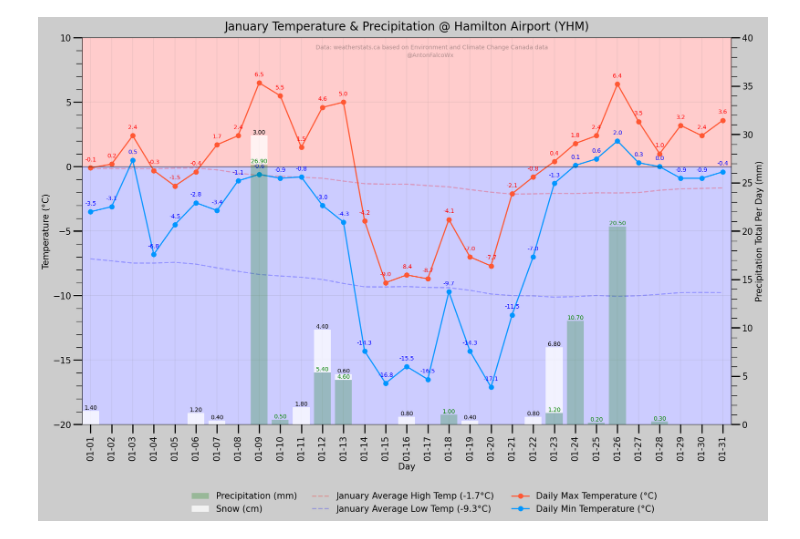
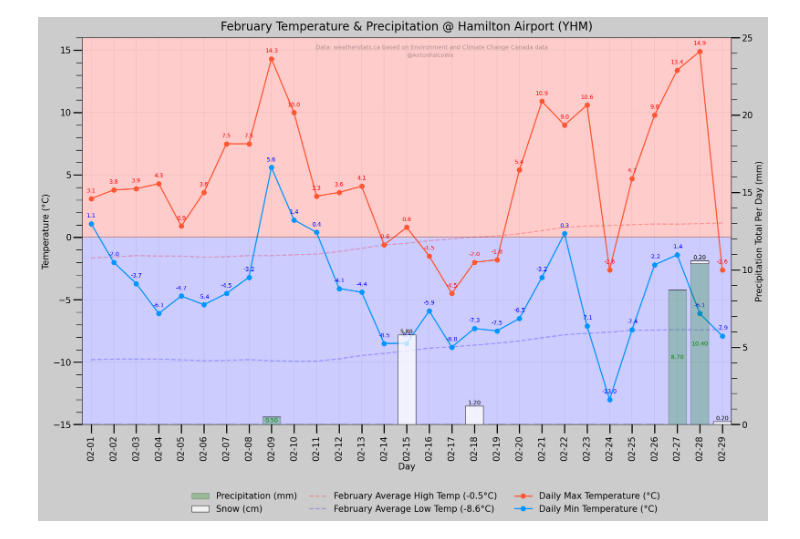
Before and after one commit to antonfalco/2024-YHM-Weather, a Jupyter notebook: YHM 2024 YEARLY OVERVIEW.ipynb, the cells around one changed output. Drawn from its saved outputs; the diff is of its cells as text; code cells hidden in the pictures.

```diff
--- a/YHM 2024 YEARLY OVERVIEW.ipynb
+++ b/YHM 2024 YEARLY OVERVIEW.ipynb
@@ -561,21 +607,24 @@ plt.close()
 # %%
-#INDIVIDUAL MONTHS (Change dates for monthly breakdowns)
+#INDIVIDUAL MONTHS: https://hamilton.weatherstats.ca/download.html (Change dates for monthly breakdowns)
 Yearly = pd.read_excel(r'C:\Users\Anton\Desktop\Visualization\YHM Reports\YHM 2024\Yearly.xlsx')
-Yearly = Yearly[(Yearly['date'] >= '2024-01-01') & (Yearly['date'] < '2024-02-01')].reset_index()
-#Yearly = Yearly[(Yearly['date'] >= '2024-02-01') & (Yearly['date'] < '2024-02-15')].reset_index()
+#Yearly = Yearly[(Yearly['date'] >= '2024-01-01') & (Yearly['date'] < '2024-02-01')].reset_index()
+Yearly = Yearly[(Yearly['date'] >= '2024-02-01') & (Yearly['date'] < '2024-03-01')].reset_index()
 Yearly.tail(10)
 
 #Normals found here: https://hamilton.weatherstats.ca/download.html (LOOK FOR 30 YEAR NORMALS AND DOWNLOAD MONTHLY)
 Normals = pd.read_excel(r'C:\Users\Anton\Desktop\Visualization\YHM Reports\YHM 2024\Normals.xlsx')
-Normals = Normals[(Normals['date'] >= '2024-01-01') & (Normals['date'] < '2024-02-01')].reset_index()
-#Normals = Normals[(Normals['date'] >= '2024-02-01') & (Normals['date'] < '2024-02-15')].reset_index()
+#Normals = Normals[(Normals['date'] >= '2024-01-01') & (Normals['date'] < '2024-02-01')].reset_index()
+Normals = Normals[(Normals['date'] >= '2024-02-01') & (Normals['date'] < '2024-03-01')].reset_index()
 #Normals.head(10)
 
-#Extremes found here: https://hamilton.weatherstats.ca/download.html (LOOK FOR 30 YEAR NORMALS AND DOWNLOAD MONTHLY)
+#Extremes found here: https://hamilton.weatherstats.ca/download.html (LOOK FOR 30 YEAR EXTREMES AND DOWNLOAD MONTHLY)
 Extremes = pd.read_excel(r'C:\Users\Anton\Desktop\Visualization\YHM Reports\YHM 2024\Daily_Extremes.xlsx')
-Extremes = Extremes[(Extremes['date'] >= '2024-01-01') & (Extremes['date'] < '2024-02-01')].reset_index()
-#Extremes = Extremes[(Extremes['date'] >= '2024-02-01') & (Extremes['date'] < '2024-02-15')].reset_index()
-#Extremes.head(10)
+#Extremes = Extremes[(Extremes['date'] >= '2024-01-01') & (Extremes['date'] < '2024-02-01')].reset_index()
+Extremes = Extremes[(Extremes['date'] >= '2024-02-01') & (Extremes['date'] < '2024-03-01')].reset_index()
+#Extremes.tail(10)
+
+#Extremes.describe
+#Extremes.info
 # %%
 #MONTHLY AVERAGE HIGH TEMPERATURE
 Average_High = Yearly['max_temperature'].mean().round(2)
@@ -683,15 +784,15 @@ Min = Yearly['min_temperature']
 
 
 # Precipitation Bar
-Precipitation = ax2.bar(Month, Yearly['rain'], alpha=0.25, color='g', label='Rainfall')
+Precipitation = ax2.bar(Month, Yearly['rain'], alpha=0.25, color='g', label='Rainfall', edgecolor='black')
 #plt.bar_label(Precip, padding=3, fontsize=12, label_type='center', color='g')
 
 precip_labels = [f'{precip:.2f}' if precip > 0 else '' for precip in Yearly['rain']]
-plt.bar_label(Precipitation, labels=precip_labels, label_type='edge', fontweight='bold', color='green', fontsize=10)
+plt.bar_label(Precipitation, labels=precip_labels, label_type='center', fontweight='bold', color='green', fontsize=10)
 
 
 # Snowfall Bar (Stacked on top of Precip)
-Snowfall = ax2.bar(Month, Yearly['snow'], bottom=Yearly['rain'], alpha=0.75, color='white', label='Snowfall')  #width=0.5,
+Snowfall = ax2.bar(Month, Yearly['snow'], bottom=Yearly['rain'], alpha=0.75, color='white', label='Snowfall', edgecolor='black')  #width=0.5,
 #plt.bar_label(Snowfall, padding=3, fontsize=12, label_type='edge', fontweight='bold', color='white')
 
 snow_labels = [f'{snow:.2f}' if snow > 0 else '' for snow in Yearly['snow']]
@@ -724,7 +825,7 @@ for i, txt in enumerate(Min):
 
 #Labels
 ax.grid(which='major', color='gray', linewidth=0.15)
-ax.set_title('January Temperature & Precipitation @ Hamilton Airport (YHM)', y=1.01, fontweight='bold', fontsize=20)
+ax.set_title('February Temperature & Precipitation @ Hamilton Airport (YHM)', y=1.01, fontweight='bold', fontsize=20)
 ax.set_xlabel('Day',fontweight='bold', fontsize=15)
 ax.set_ylabel('Temperature (°C)',fontweight='bold', fontsize=15)
 ax2.set_ylabel('Precipitation Total Per Day (mm)', fontweight='bold', fontsize=15)
@@ -733,12 +834,12 @@ ax2.set_ylabel('Precipitation Total Per Day (mm)', fontweight='bold', fontsize=1
 #Temperature & Day X/Y-axis
 ax.margins(x=0)
 ax.margins(y=0)
-ax.set_ylim([-20, 10])
-ax2.set_ylim([0, 40])
+ax.set_ylim([-15, 16])
+ax2.set_ylim([0, 25])
 
 #Shaded background (Background Red)
-ax.axhspan(10, 0, alpha=0.2, color='r')
-ax.axhspan(0, -20, alpha=0.2, color='b')
+ax.axhspan(16, 0, alpha=0.2, color='r')
+ax.axhspan(0, -15, alpha=0.2, color='b')
 
 #Vertical Shading (smoke)
 #start_date = dt.datetime(2023, 7, 14)
@@ -747,7 +848,7 @@ ax.axhspan(0, -20, alpha=0.2, color='b')
 
 
 #Legends
-ax.legend(["January Average High Temp (-1.7°C)", "January Average Low Temp (-9.3°C)", "Daily Max Temperature (°C)", "Daily Min Temperature (°C)"],fontsize=15,
+ax.legend(["February Average High Temp (-0.5°C)", "February Average Low Temp (-8.6°C)", "Daily Max Temperature (°C)", "Daily Min Temperature (°C)"],fontsize=15,
           loc='lower center', bbox_to_anchor=(0.62, -0.25), ncol=2, frameon=False)
 ax2.legend(["Precipitation (mm)", "Snow (cm)"], fontsize=15, frameon=False, loc='lower center', bbox_to_anchor=(0.25, -0.25), ncol=1)
 
@@ -759,37 +860,37 @@ ax.yaxis.set_minor_locator(MultipleLocator())
 ax.yaxis.set_major_locator(MultipleLocator(5))
 ax2.yaxis.set_minor_locator(MultipleLocator())
 ax2.yaxis.set_major_locator(MultipleLocator(5))
 
 
 #Longer Ticks
 ax.tick_params('both', length=15, width=2, which='major', labelsize=15)
 ax.tick_params('both', length=10, width=1, which='minor', labelsize=15)
 ax2.tick_params('both', length=15, width=2, which='major', labelsize=15)
 ax2.tick_params('both', length=10, width=1, which='minor', labelsize=15)
 ax.tick_params(axis='x', rotation=90)
 
 
 date_form = DateFormatter("%m-%d")
 ax.xaxis.set_major_formatter(date_form)
 
 
 #Adding name and two line labels
 plt.text(0.5, 0.95, '@AntonFalcoWx', fontsize = 10, transform=ax.transAxes, alpha=0.3)
 plt.text(0.36, 0.97, 'Data: weatherstats.ca based on Environment and Climate Change Canada data', fontsize = 10, transform=ax.transAxes, alpha=0.3)
-#plt.text(0.45, 0.7, 'January Average High Temp (-1.7°C)',color='red', fontsize = 12, transform=ax.transAxes, alpha=0.9)
-#plt.text(0.01, 0.35, 'January Average Low Temp (-9.3°C)',color='blue', fontsize = 12, transform=ax.transAxes, alpha=0.9)
+#plt.text(0.45, 0.7, 'February Average High Temp (-1.7°C)',color='red', fontsize = 12, transform=ax.transAxes, alpha=0.9)
+#plt.text(0.01, 0.35, 'February Average Low Temp (-9.3°C)',color='blue', fontsize = 12, transform=ax.transAxes, alpha=0.9)
 
 
 #Average lines (Average Temperature and Average Precip)
 #ax.axhline(-1.7,0,28,color='red',linewidth=2.0,linestyle='dotted',alpha=0.5)
 #ax.axhline(-9.3,0,28,color='blue',linewidth=2.0,linestyle='dotted',alpha=0.5)
 ax.axhline(0,0,28,color='black',linewidth=0.5,linestyle='solid')
 
-#plt.savefig('YHM_Normals vs January.jpg', dpi=300)
+#plt.savefig('YHM_Normals vs February.jpg', dpi=300)
 plt.show()
 plt.close()
 # %% [output]
-[figure, old version]
+[figure, new version]
 # %%
 #Separated Highs and Lows
 fig, (ax, ax2) = plt.subplots(1, 2, figsize=(25,10))
```
Also changed, not shown: parts of 15 cells of this notebook.
